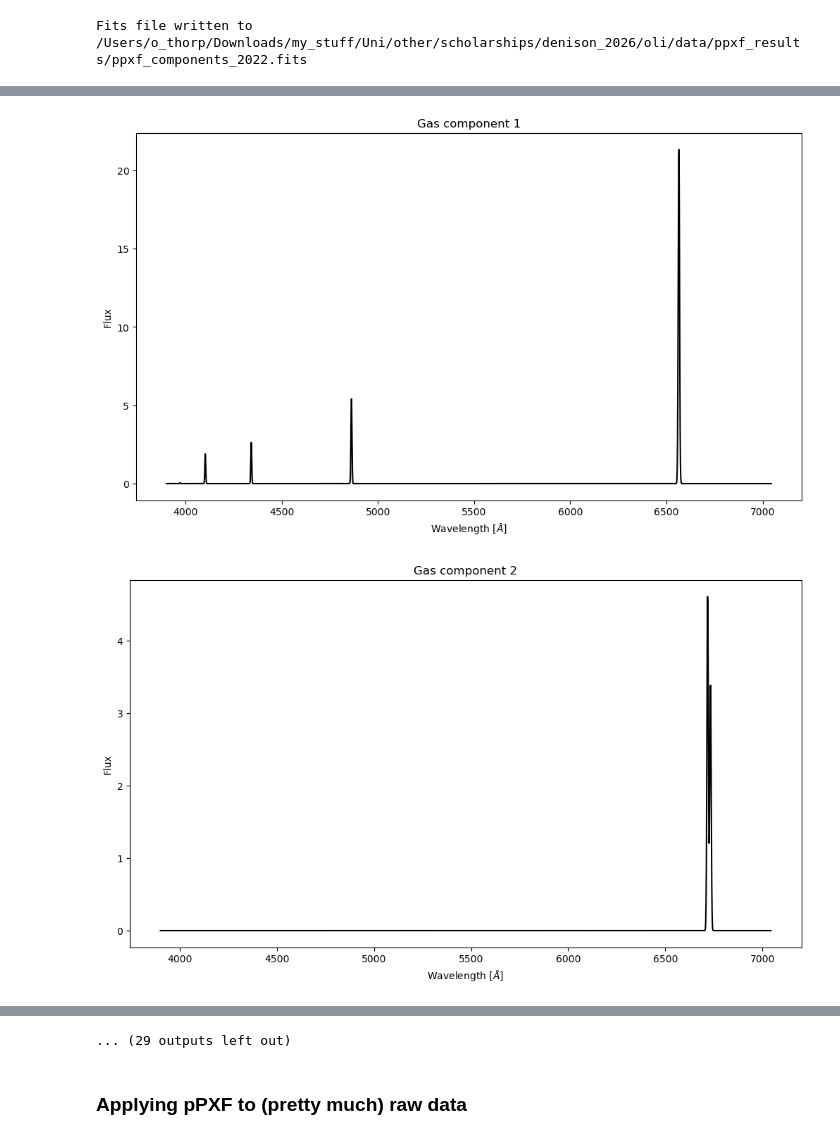
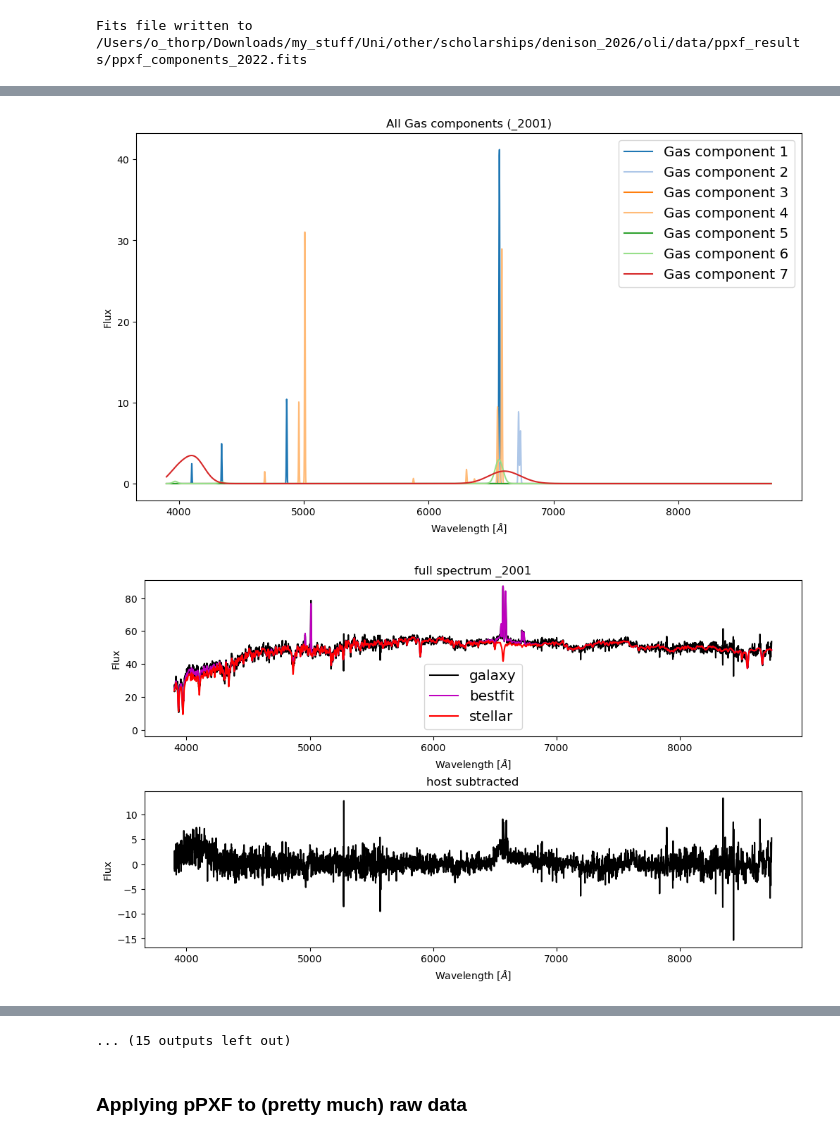
Before and after one commit to things-0/denison_2026, a Jupyter notebook: oli/test_workspace.ipynb, the cells around one changed output, grey strips where cells are left out. Drawn from its saved outputs; the diff is of its cells as text; code cells hidden in the pictures.

```diff
--- a/oli/test_workspace.ipynb
+++ b/oli/test_workspace.ipynb
@@ -168,6 +168,14 @@ Elapsed time in pPXF: 4.78
 [figure]
 Fits file written to /Users/o_thorp/Downloads/my_stuff/Uni/other/scholarships/denison_2026/oli/data/ppxf_results/ppxf_components_2022.fits
 # %%
+old_in_file_dir = const.DATA_DIR / "ppxf_results_old"
+
+ppxf_funcs.plot_fit_comp(in_file_dir=old_in_file_dir, in_file_suffix="2001")
+ppxf_funcs.plot_fit_comp(in_file_dir=old_in_file_dir, in_file_suffix="2015_blue")
+ppxf_funcs.plot_fit_comp(in_file_dir=old_in_file_dir, in_file_suffix="2015_red")
+ppxf_funcs.plot_fit_comp(in_file_dir=old_in_file_dir, in_file_suffix="2021")
+ppxf_funcs.plot_fit_comp(in_file_dir=old_in_file_dir, in_file_suffix="2022")
+
 ppxf_funcs.plot_fit_comp(in_file_suffix="2001")
 ppxf_funcs.plot_fit_comp(in_file_suffix="2015")
 ppxf_funcs.plot_fit_comp(in_file_suffix="2021")
@@ -195,2 +201,2 @@ No.    Name      Ver    Type      Cards   Dimensions   Format
-[figure, old version]
+[figure, new version]
-[figure, old version]
+[figure, new version]
@@ -225,4 +264,4 @@ No.    Name      Ver    Type      Cards   Dimensions   Format
-... (29 outputs left out)
+... (15 outputs left out)
 # %% [markdown]
 ### Applying pPXF to (pretty much) raw data
 # %%
```
Also changed, not shown: parts of 2 cells of this notebook, 15 other files.
